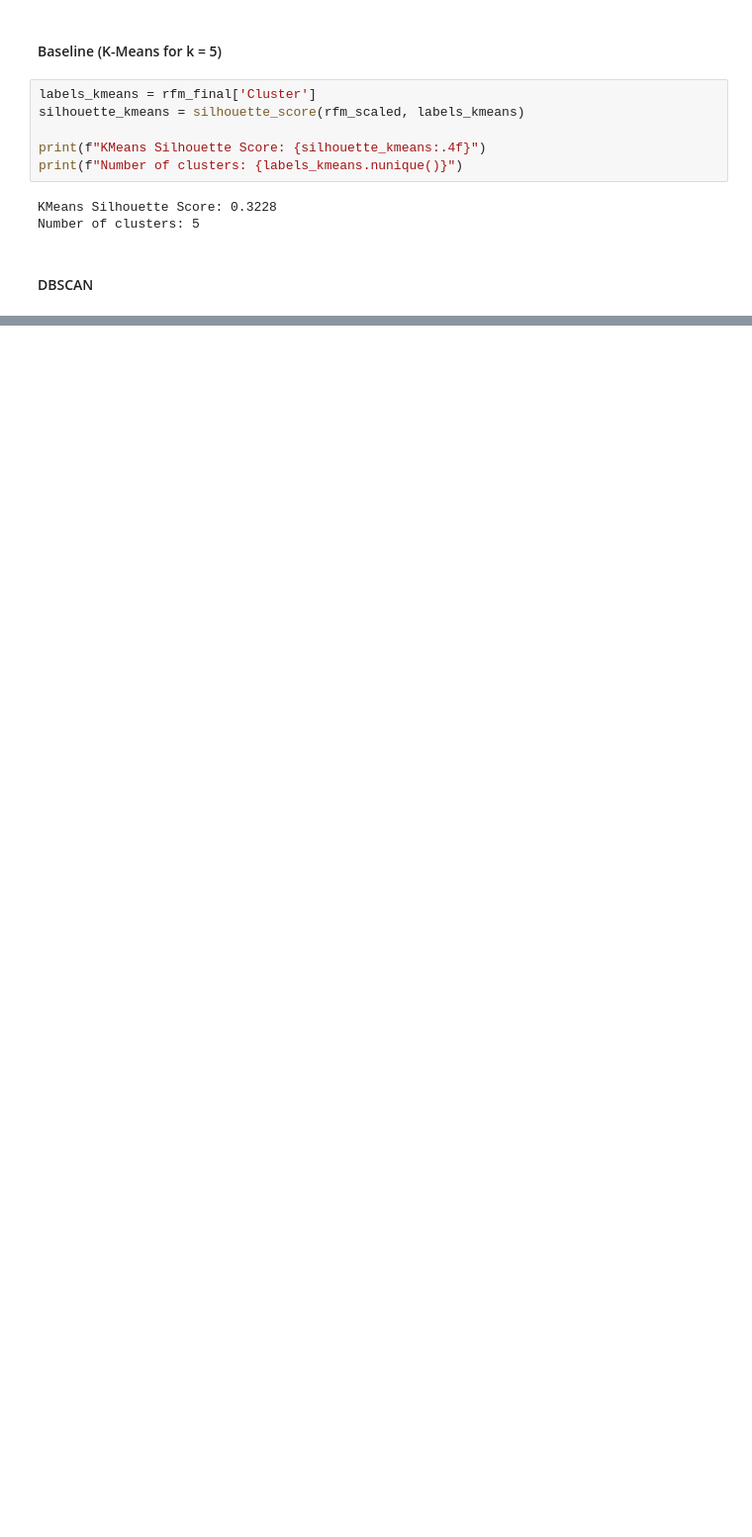
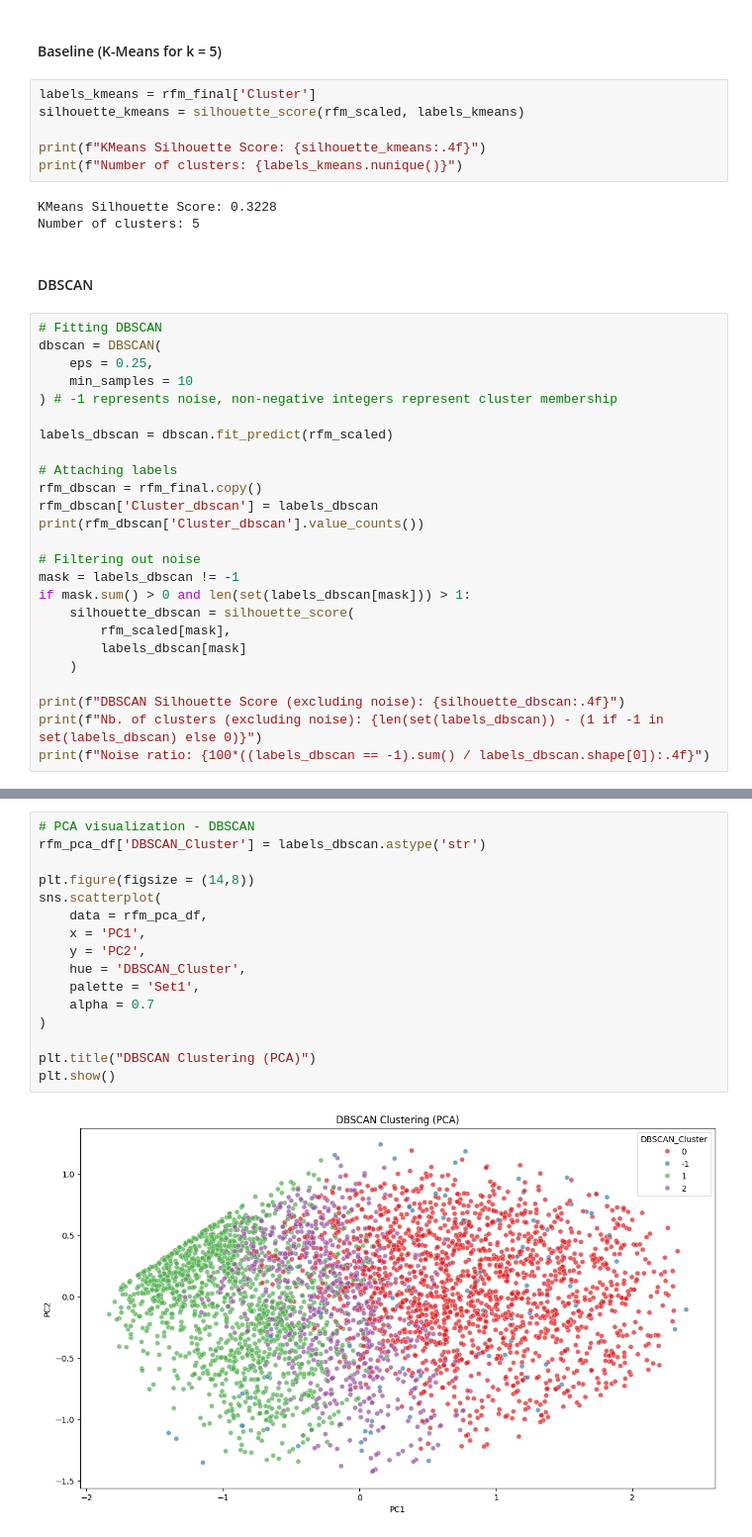
Before and after one commit to gorkemyencak/online-retail-clustering, a Jupyter notebook: main.ipynb, the cells around one changed output, grey strips where cells are left out. Shown at 99% size. Drawn from its saved outputs; the diff is of its cells as text; blank space fills up the shorter version.

Commit message:
dbscan + agglomerative clustering

```diff
--- a/main.ipynb
+++ b/main.ipynb
@@ -728,3 +731,28 @@ KMeans Silhouette Score: 0.3228
 Number of clusters: 5
 # %% [markdown]
 #### DBSCAN
+# %%
+# Fitting DBSCAN
+dbscan = DBSCAN(
+    eps = 0.25,
+    min_samples = 10
+) # -1 represents noise, non-negative integers represent cluster membership
+
+labels_dbscan = dbscan.fit_predict(rfm_scaled)
+
+# Attaching labels
+rfm_dbscan = rfm_final.copy()
+rfm_dbscan['Cluster_dbscan'] = labels_dbscan
+print(rfm_dbscan['Cluster_dbscan'].value_counts())
+
+# Filtering out noise
+mask = labels_dbscan != -1
+if mask.sum() > 0 and len(set(labels_dbscan[mask])) > 1:
+    silhouette_dbscan = silhouette_score(
+        rfm_scaled[mask],
+        labels_dbscan[mask]
+    )
+
+print(f"DBSCAN Silhouette Score (excluding noise): {silhouette_dbscan:.4f}")
+print(f"Nb. of clusters (excluding noise): {len(set(labels_dbscan)) - (1 if -1 in set(labels_dbscan) else 0)}")
+print(f"Noise ratio: {100*((labels_dbscan == -1).sum() / labels_dbscan.shape[0]):.4f}")
@@ -730,0 +769,18 @@ Number of clusters: 5
+# %%
+# PCA visualization - DBSCAN
+rfm_pca_df['DBSCAN_Cluster'] = labels_dbscan.astype('str')
+
+plt.figure(figsize = (14,8))
+sns.scatterplot(
+    data = rfm_pca_df,
+    x = 'PC1',
+    y = 'PC2',
+    hue = 'DBSCAN_Cluster',
+    palette = 'Set1',
+    alpha = 0.7
+)
+
+plt.title("DBSCAN Clustering (PCA)")
+plt.show()
+# %% [output]
+[figure, added]
```
Also changed, not shown: parts of 6 cells of this notebook.
